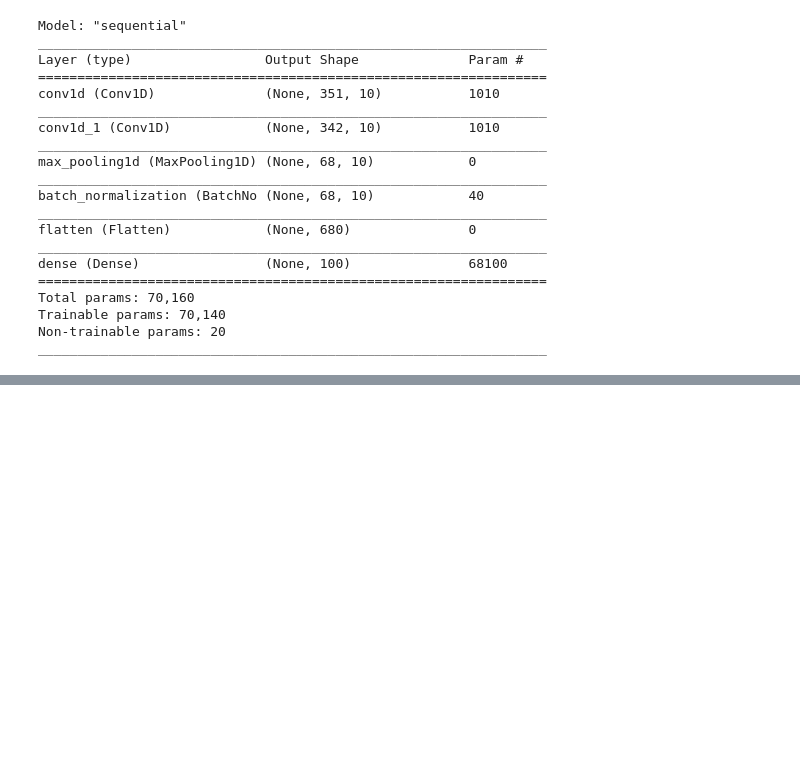
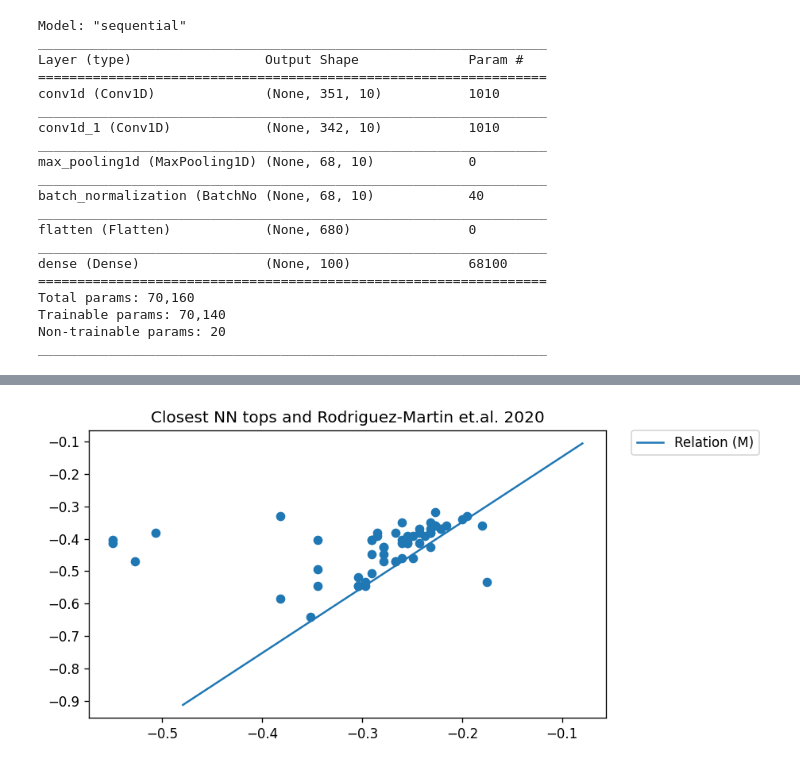
Before and after one commit to rmaestre/NN-Asteroseismology, a Jupyter notebook: astronn/notebooks/inferences.ipynb, the cells around one changed output, grey strips where cells are left out. Cells and saved outputs as stored; diff of their text form; code cells hidden in the pictures; blank space fills up the shorter version.

```diff
--- a/astronn/notebooks/inferences.ipynb
+++ b/astronn/notebooks/inferences.ipynb
@@ -197,0 +210,6 @@ inf.plot_inferences(df_results_bedding,
+# %%
+inferences.plot_relation_rodriguez(
+    df_results_bedding, labels=False, relation_line_range=(5.2, 9)
+)
+# %% [output]
+[figure, added]
```
Also changed, not shown: parts of 11 cells of this notebook.
